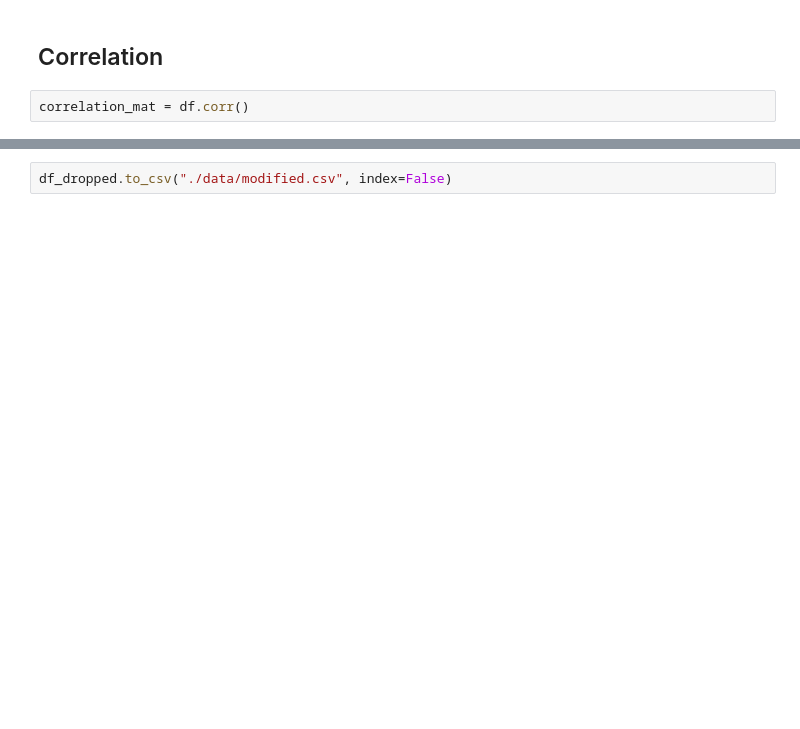
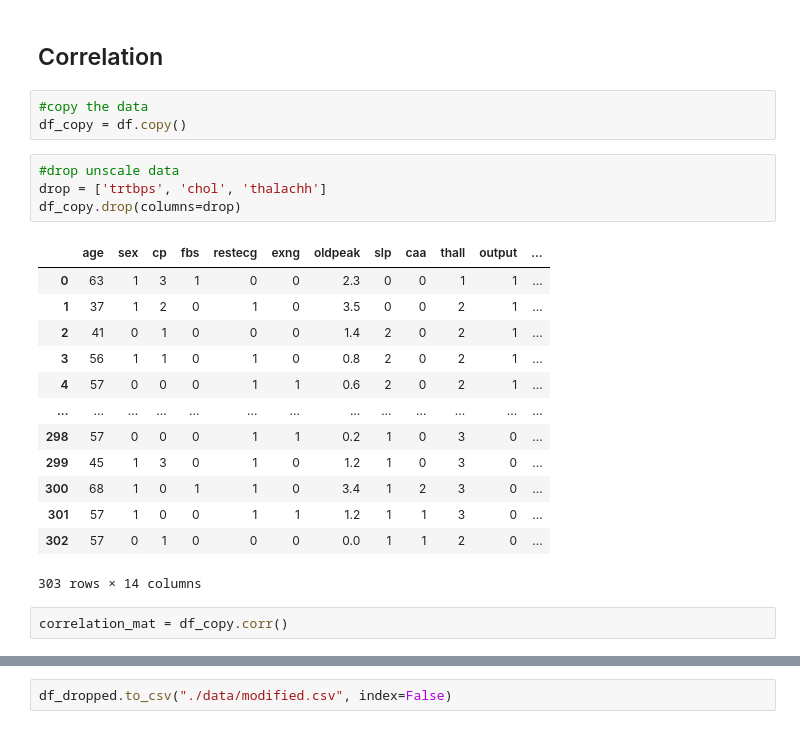
Before and after one commit to MorningStarTM/heart-failure-prediction, a Jupyter notebook: data_analysis_cleaning.ipynb, the cells around one changed output, grey strips where cells are left out. Drawn from its saved outputs; the diff is of its cells as text; blank space fills up the shorter version.

```diff
--- a/data_analysis_cleaning.ipynb
+++ b/data_analysis_cleaning.ipynb
@@ -119,7 +152,28 @@ plt.show()
 # %% [markdown]
 ## Correlation
+# %%
+#copy the data
+df_copy = df.copy()
+# %%
+#drop unscale data
+drop = ['trtbps', 'chol', 'thalachh']
+df_copy.drop(columns=drop)
+# %% [output]
+|  | age | sex | cp | fbs | restecg | exng | oldpeak | slp | caa | thall | output | ... |
+| 0 | 63 | 1 | 3 | 1 | 0 | 0 | 2.3 | 0 | 0 | 1 | 1 | ... |
+| 1 | 37 | 1 | 2 | 0 | 1 | 0 | 3.5 | 0 | 0 | 2 | 1 | ... |
+| 2 | 41 | 0 | 1 | 0 | 0 | 0 | 1.4 | 2 | 0 | 2 | 1 | ... |
+| 3 | 56 | 1 | 1 | 0 | 1 | 0 | 0.8 | 2 | 0 | 2 | 1 | ... |
+| 4 | 57 | 0 | 0 | 0 | 1 | 1 | 0.6 | 2 | 0 | 2 | 1 | ... |
+| ... | ... | ... | ... | ... | ... | ... | ... | ... | ... | ... | ... | ... |
+| 298 | 57 | 0 | 0 | 0 | 1 | 1 | 0.2 | 1 | 0 | 3 | 0 | ... |
+| 299 | 45 | 1 | 3 | 0 | 1 | 0 | 1.2 | 1 | 0 | 3 | 0 | ... |
+| 300 | 68 | 1 | 0 | 1 | 1 | 0 | 3.4 | 1 | 2 | 3 | 0 | ... |
+| 301 | 57 | 1 | 0 | 0 | 1 | 1 | 1.2 | 1 | 1 | 3 | 0 | ... |
+| 302 | 57 | 0 | 1 | 0 | 0 | 0 | 0.0 | 1 | 1 | 2 | 0 | ... |
+303 rows × 14 columns
 # %%
-correlation_mat = df.corr()
+correlation_mat = df_copy.corr()
 # %%
 # Plot the correlation matrix using a heatmap
 plt.figure(figsize=(10, 8))
```
Also changed, not shown: parts of 8 cells of this notebook.
